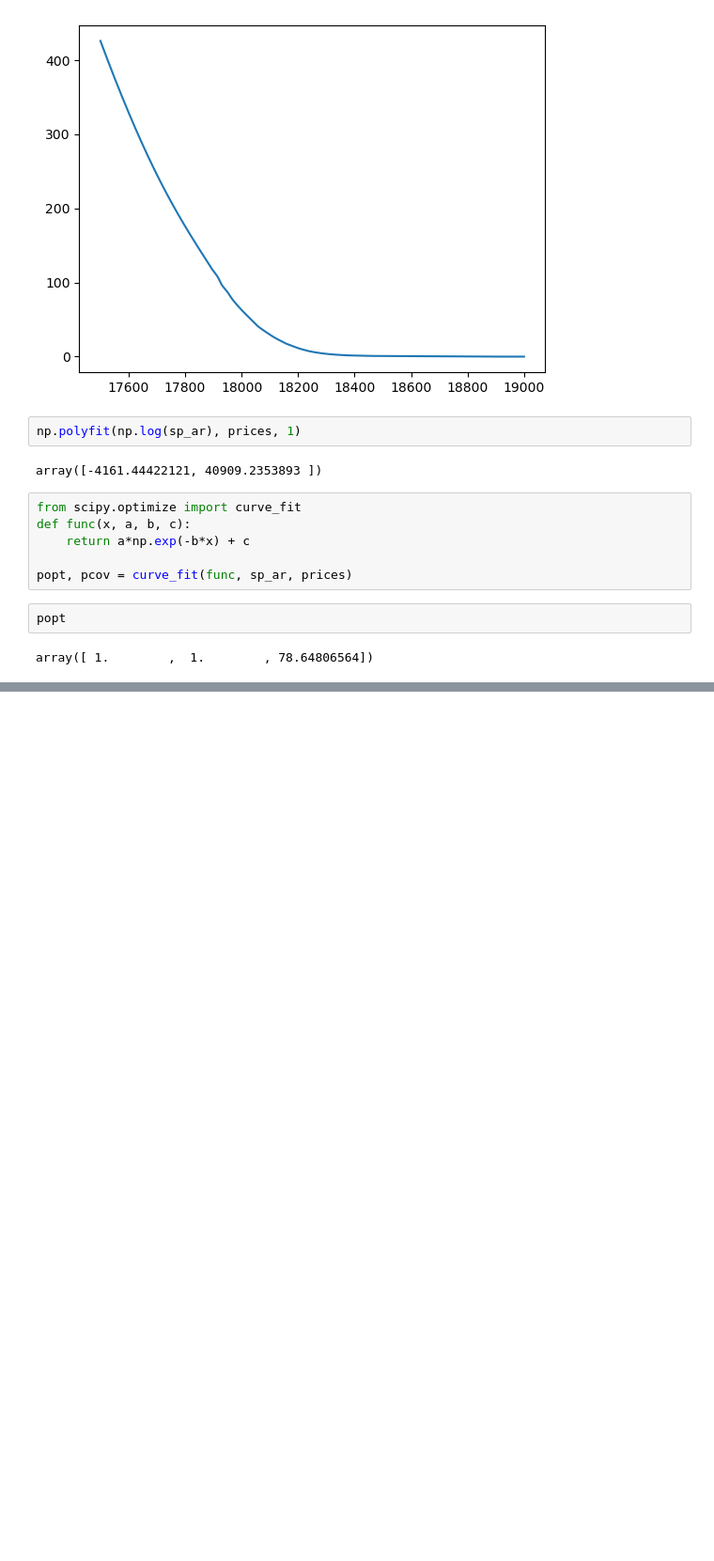
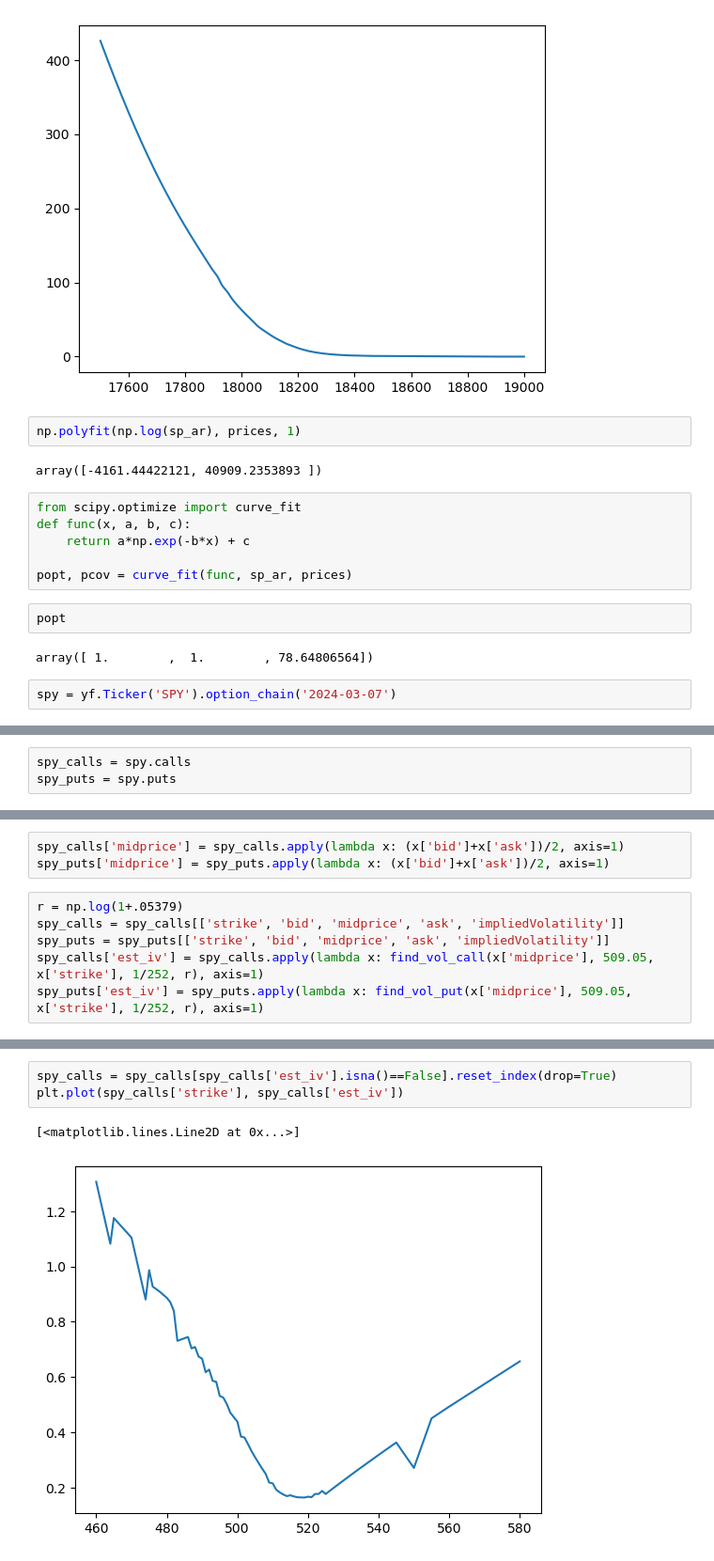
Before and after one commit to ijamil1/kalshi_mm, a Jupyter notebook: options_implied_pdf.ipynb, the cells around one changed output, grey strips where cells are left out. Shown at 94% size. Cells and saved outputs as stored; diff of their text form; blank space fills up the shorter version.

```diff
--- a/options_implied_pdf.ipynb
+++ b/options_implied_pdf.ipynb
@@ -332,3 +301,4 @@ popt
 # %% [output]
 array([ 1.        ,  1.        , 78.64806564])
 # %%
+spy = yf.Ticker('SPY').option_chain('2024-03-07')
@@ -337,0 +305,3 @@ array([ 1.        ,  1.        , 78.64806564])
+# %%
+spy_calls = spy.calls
+spy_puts = spy.puts
@@ -337,0 +328,9 @@ array([ 1.        ,  1.        , 78.64806564])
+# %%
+spy_calls['midprice'] = spy_calls.apply(lambda x: (x['bid']+x['ask'])/2, axis=1)
+spy_puts['midprice'] = spy_puts.apply(lambda x: (x['bid']+x['ask'])/2, axis=1)
+# %%
+r = np.log(1+.05379)
+spy_calls = spy_calls[['strike', 'bid', 'midprice', 'ask', 'impliedVolatility']]
+spy_puts = spy_puts[['strike', 'bid', 'midprice', 'ask', 'impliedVolatility']]
+spy_calls['est_iv'] = spy_calls.apply(lambda x: find_vol_call(x['midprice'], 509.05, x['strike'], 1/252, r), axis=1)
+spy_puts['est_iv'] = spy_puts.apply(lambda x: find_vol_put(x['midprice'], 509.05, x['strike'], 1/252, r), axis=1)
@@ -337,0 +353,6 @@ array([ 1.        ,  1.        , 78.64806564])
+# %%
+spy_calls = spy_calls[spy_calls['est_iv'].isna()==False].reset_index(drop=True)
+plt.plot(spy_calls['strike'], spy_calls['est_iv'])
+# %% [output]
+[<matplotlib.lines.Line2D at 0x...>]
+[figure, added]
```
Also changed, not shown: parts of 42 cells of this notebook.
